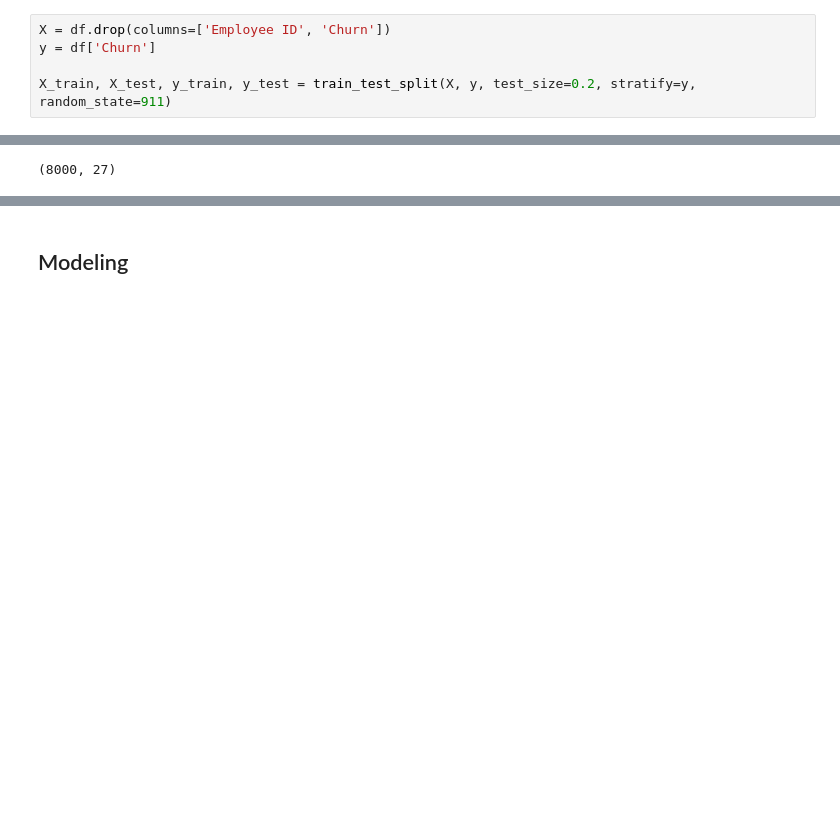
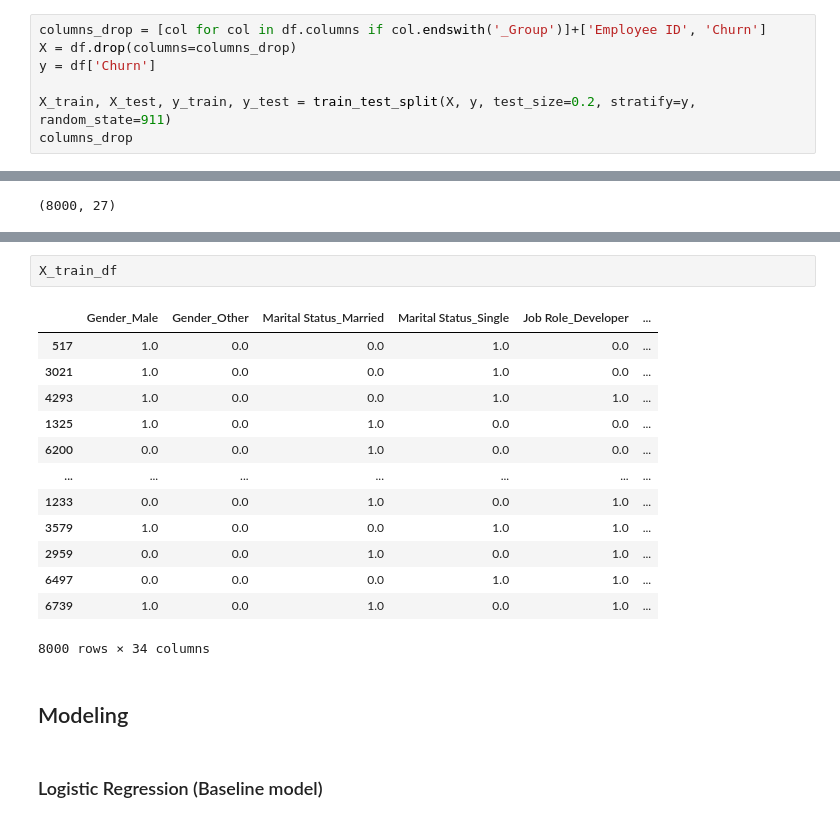
Before and after one commit to dalex2888/AML-3303, a Jupyter notebook: Employee Churn Case Study/Case_study.ipynb, the cells around one changed output, grey strips where cells are left out. Saved outputs shown, nothing was run; the diff lists cells and outputs as text; blank space fills up the shorter version.

Commit message:
Modeling completed | Insights and findings added

```diff
--- a/Employee Churn Case Study/Case_study.ipynb
+++ b/Employee Churn Case Study/Case_study.ipynb
@@ -441,7 +444,9 @@ In conclusion, it is required investigation with non-linear models and additiona
 # %% [markdown]
 ## Train/Test Split
 # %%
-X = df.drop(columns=['Employee ID', 'Churn'])
+columns_drop = [col for col in df.columns if col.endswith('_Group')]+['Employee ID', 'Churn']
+X = df.drop(columns=columns_drop)
 y = df['Churn']
 
 X_train, X_test, y_train, y_test = train_test_split(X, y, test_size=0.2, stratify=y, random_state=911)
+columns_drop
@@ -655,2 +702,20 @@ New shape: (8000, 34)
+# %%
+X_train_df
+# %% [output]
+|  | Gender_Male | Gender_Other | Marital Status_Married | Marital Status_Single | Job Role_Developer | ... |
+| 517 | 1.0 | 0.0 | 0.0 | 1.0 | 0.0 | ... |
+| 3021 | 1.0 | 0.0 | 0.0 | 1.0 | 0.0 | ... |
+| 4293 | 1.0 | 0.0 | 0.0 | 1.0 | 1.0 | ... |
+| 1325 | 1.0 | 0.0 | 1.0 | 0.0 | 0.0 | ... |
+| 6200 | 0.0 | 0.0 | 1.0 | 0.0 | 0.0 | ... |
+| ... | ... | ... | ... | ... | ... | ... |
+| 1233 | 0.0 | 0.0 | 1.0 | 0.0 | 1.0 | ... |
+| 3579 | 1.0 | 0.0 | 0.0 | 1.0 | 1.0 | ... |
+| 2959 | 0.0 | 0.0 | 1.0 | 0.0 | 1.0 | ... |
+| 6497 | 0.0 | 0.0 | 0.0 | 1.0 | 1.0 | ... |
+| 6739 | 1.0 | 0.0 | 1.0 | 0.0 | 1.0 | ... |
+8000 rows × 34 columns
 # %% [markdown]
 ## Modeling
+# %% [markdown]
+### Logistic Regression (Baseline model)
```
Also changed, not shown: parts of 13 cells of this notebook, 1 other file.
